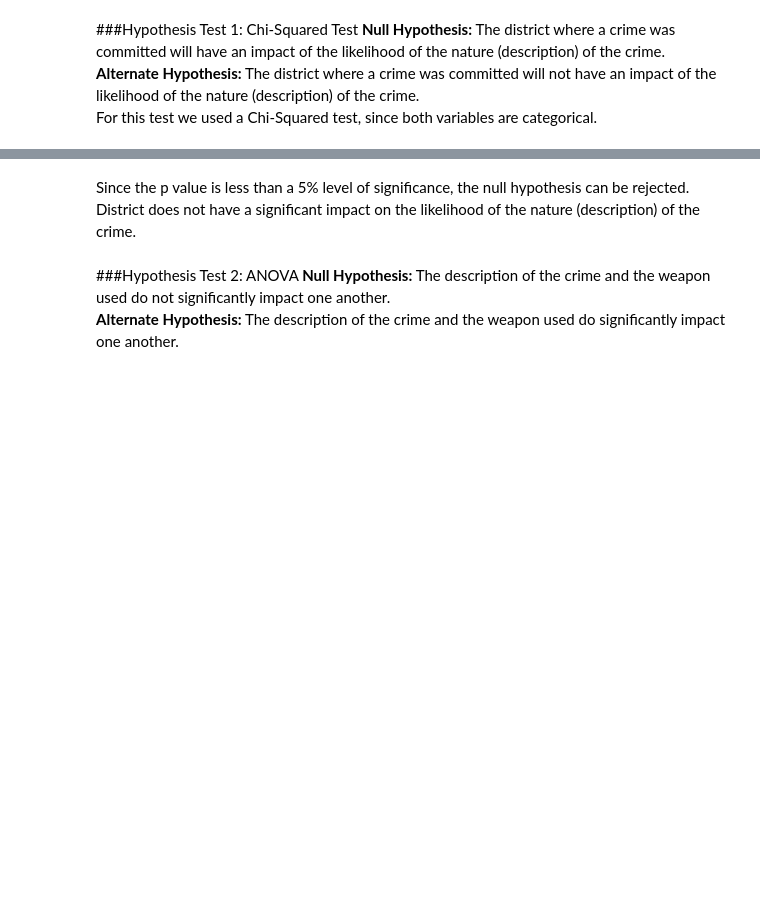
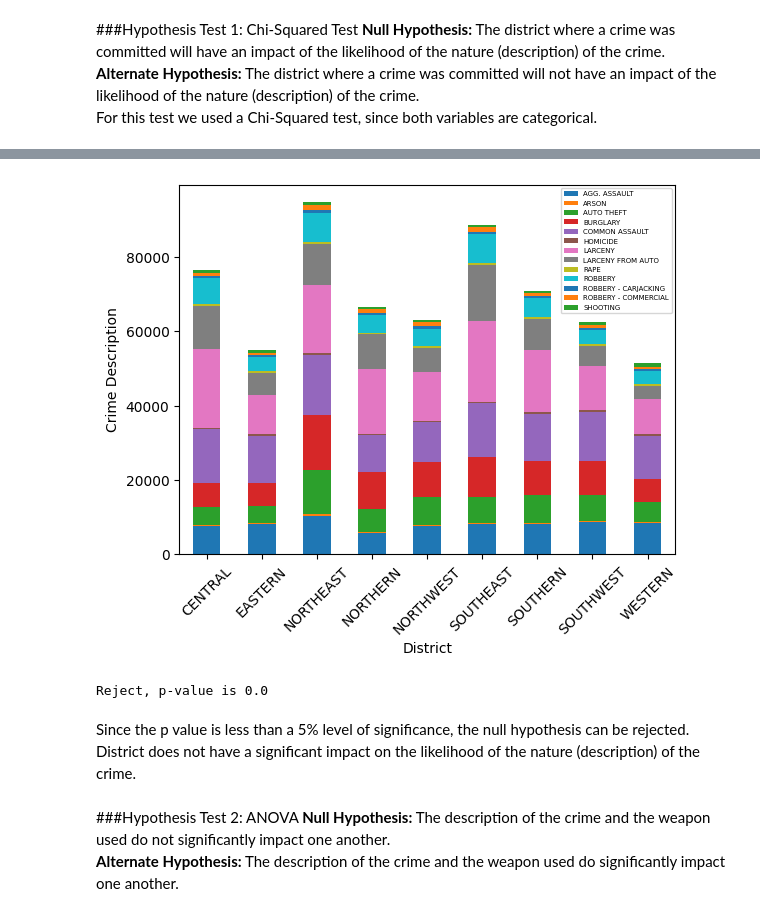
Before and after one commit to KTurnerRose/APJava-FirstProject, a Jupyter notebook: CMSC320_Final_Project_MP_KRT.ipynb, the cells around one changed output, grey strips where cells are left out. Drawn from its saved outputs; the diff is of its cells as text; code cells hidden in the pictures; blank space fills up the shorter version.

```diff
--- a/CMSC320_Final_Project_MP_KRT.ipynb
+++ b/CMSC320_Final_Project_MP_KRT.ipynb
@@ -463,5 +488,5 @@ plt.show()
 For this test we used a Chi-Squared test, since both variables are categorical.
 # %%
 #Columns: district, description
-contingency = pd.crosstab(crime_data.Old_District, crime_data.Description)
+contingency = pd.crosstab(crime_data.District, crime_data.Description)
 contingency
@@ -468,5 +505,7 @@ contingency
 # %%
-plt = contingency.plot.bar(rot=45, xlabel="Old District", ylabel="Crime Description", stacked=True).legend(prop={'size': 5})
+plt = contingency.plot.bar(rot=45, xlabel="District", ylabel="Crime Description", stacked=True).legend(prop={'size': 5})
+# %% [output]
+[figure, added]
 # %%
 import scipy.stats as stats
 chi2_res = stats.chi2_contingency(contingency)
@@ -474,6 +513,8 @@ if chi2_res.pvalue < 0.05:
   print("Reject, p-value is", str(chi2_res.pvalue))
 else:
   print("Fail to Reject, p-value is", str(chi2_res.pvalue))
+# %% [output]
+Reject, p-value is 0.0
 # %% [markdown]
 Since the p value is less than a 5% level of significance, the null hypothesis can be rejected. District does not have a significant impact on the likelihood of the nature (description) of the crime.<br /><br />
 ###Hypothesis Test 2: ANOVA
```
Also changed, not shown: parts of 5 cells of this notebook.
